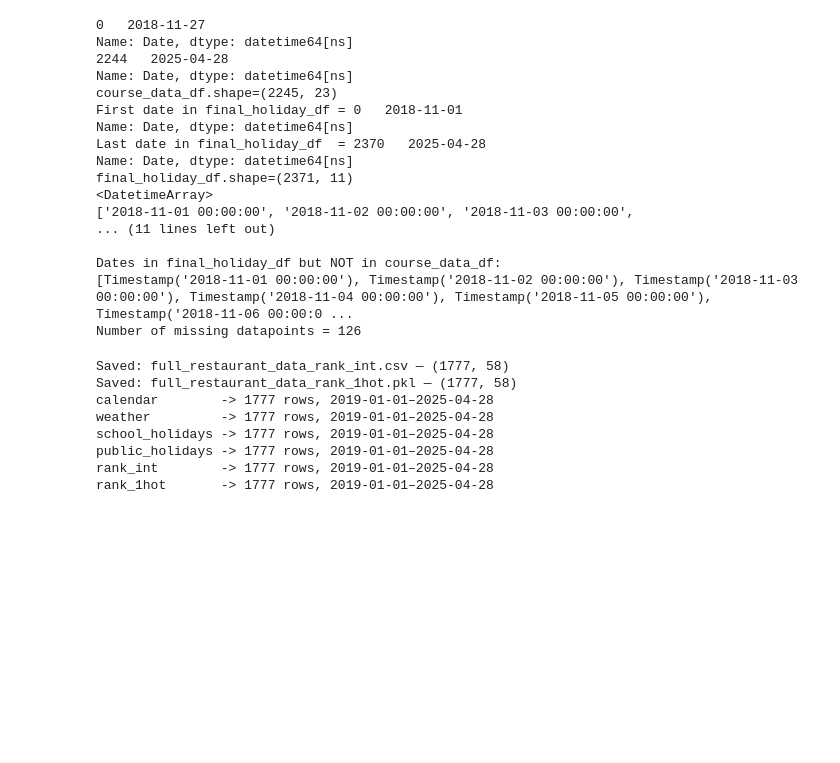
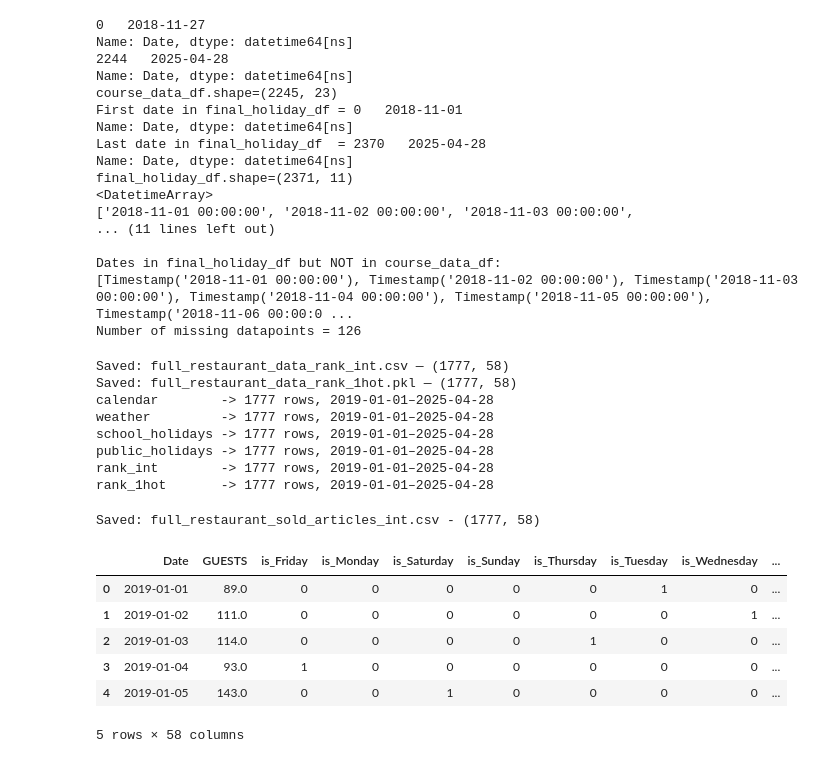
Before and after one commit to ivopascal/Applied-ML-Template, a Jupyter notebook: restaurant_guest_forecasting/notebooks/data_preprocessing.ipynb, the cells around one changed output. Drawn from its saved outputs; the diff is of its cells as text; code cells hidden in the pictures; blank space fills up the shorter version.

Commit message:
Dataframe with number of sold articles as integers created, loadable in train_test_split

```diff
--- a/restaurant_guest_forecasting/notebooks/data_preprocessing.ipynb
+++ b/restaurant_guest_forecasting/notebooks/data_preprocessing.ipynb
@@ -78,10 +78,10 @@ Index(['Date', 'tempmax', 'tempmin', 'temp', 'feelslikemax', 'feelslikemin',
 (2371, 17)
 # %%
 # Loading data on holidays and calendar dates
-school_holidays_df           = pd.read_csv("../data/raw/groningen_school_holidays_boolean.csv")
-public_holidays_groningen_df = pd.read_csv("../data/raw/public_holidays_2018_2025.csv")
-public_holidays_germany_df   = pd.read_csv("../data/raw/public_holidays_germany_2018_2025.csv")
-calendar_df                  = pd.read_csv("../data/raw/dates_with_weekdays.csv")
+school_holidays_df           = pd.read_csv("../data/groningen_school_holidays_boolean.csv")
+public_holidays_groningen_df = pd.read_csv("../data/public_holidays_2018_2025.csv")
+public_holidays_germany_df   = pd.read_csv("../data/public_holidays_germany_2018_2025.csv")
+calendar_df                  = pd.read_csv("../data/dates_with_weekdays.csv")
 # %%
 # Convert calendar_df["Date"] to pd.to_datetime
 calendar_df["Date"] = pd.to_datetime(calendar_df["Date"])
@@ -251,8 +251,8 @@ print(calendar_df.tail(1))
 2370           0             0
 # %%
 # Loading data on number of items ordered in the restaurant
-course_data_2018_2022_df = pd.read_csv("../data/raw/Weeva_data_2018-2022.csv")
-course_data_2023_2025_df = pd.read_csv("../data/raw/Weeva_Data_2023-x.csv")
+course_data_2018_2022_df = pd.read_csv("../data/Weeva_data_2018-2022.csv")
+course_data_2023_2025_df = pd.read_csv("../data/Weeva_Data_2023-x.csv")
 
 course_data_df = pd.concat([course_data_2018_2022_df,
                             course_data_2023_2025_df],
@@ -309,3 +309,5 @@ course_data_df = course_data_df.pivot_table(
     fill_value=0,
     aggfunc="sum",
     ).reset_index()
+
+course_data_df.head()
@@ -500,9 +510,9 @@ for name, df in {
 # Save base components (optional)
 # ----------------------------------------
 # Save base filtered CSVs
-guest_df.to_csv(f"{output_dir}guest.csv", index=False)
-for k in ['calendar', 'weather', 'school_holidays', 'public_holidays']:
-    filtered[k].to_csv(f"{output_dir}{k}.csv", index=False)
+# guest_df.to_csv(f"{output_dir}guest.csv", index=False)
+# for k in ['calendar', 'weather', 'school_holidays', 'public_holidays']:
+#     filtered[k].to_csv(f"{output_dir}{k}.csv", index=False)
 
 # ----------------------------------------
 # Build and save merged ordinal-rank dataset
@@ -539,3 +549,36 @@ school_holidays -> 1777 rows, 2019-01-01–2025-04-28
 public_holidays -> 1777 rows, 2019-01-01–2025-04-28
 rank_int        -> 1777 rows, 2019-01-01–2025-04-28
 rank_1hot       -> 1777 rows, 2019-01-01–2025-04-28
+# %%
+# -----------------------------------------------------------
+# Build and save restaurant data with number of sold articles
+# -----------------------------------------------------------
+
+full_restaurant_sold_articles_int_df = guest_df.copy()
+number_sold_items_df = course_data_df.copy()
+
+# Filterint sold items dataframe by date
+number_sold_items_df = number_sold_items_df[
+    number_sold_items_df['Date'].isin(valid_dates) &
+    (~in_covid_period(number_sold_items_df["Date"]))
+].reset_index(drop=True)
+
+# Build the dataframe with number of sold articles included
+for k in ['calendar', 'weather', 'school_holidays', 'public_holidays']:
+    full_restaurant_sold_articles_int_df = full_restaurant_sold_articles_int_df.merge(filtered[k], on="Date", how="left")
+full_restaurant_sold_articles_int_df = full_restaurant_sold_articles_int_df.merge(number_sold_items_df, on="Date", how="left")
+
+# Saving the dataframe with sold articles included
+full_restaurant_sold_articles_int_df.to_csv(f"{output_dir}full_restaurant_data_sold_articles_int.csv", index=False)
+print(f"Saved: full_restaurant_sold_articles_int.csv - {full_restaurant_sold_articles_int_df.shape}")
+
+full_restaurant_sold_articles_int_df.head()
+# %% [output]
+Saved: full_restaurant_sold_articles_int.csv - (1777, 58)
+|  | Date | GUESTS | is_Friday | is_Monday | is_Saturday | is_Sunday | is_Thursday | is_Tuesday | is_Wednesday | ... |
+| 0 | 2019-01-01 | 89.0 | 0 | 0 | 0 | 0 | 0 | 1 | 0 | ... |
+| 1 | 2019-01-02 | 111.0 | 0 | 0 | 0 | 0 | 0 | 0 | 1 | ... |
+| 2 | 2019-01-03 | 114.0 | 0 | 0 | 0 | 0 | 1 | 0 | 0 | ... |
+| 3 | 2019-01-04 | 93.0 | 1 | 0 | 0 | 0 | 0 | 0 | 0 | ... |
+| 4 | 2019-01-05 | 143.0 | 0 | 0 | 1 | 0 | 0 | 0 | 0 | ... |
+5 rows × 58 columns
```
Also changed, not shown: parts of 3 cells of this notebook, 1 other file.
